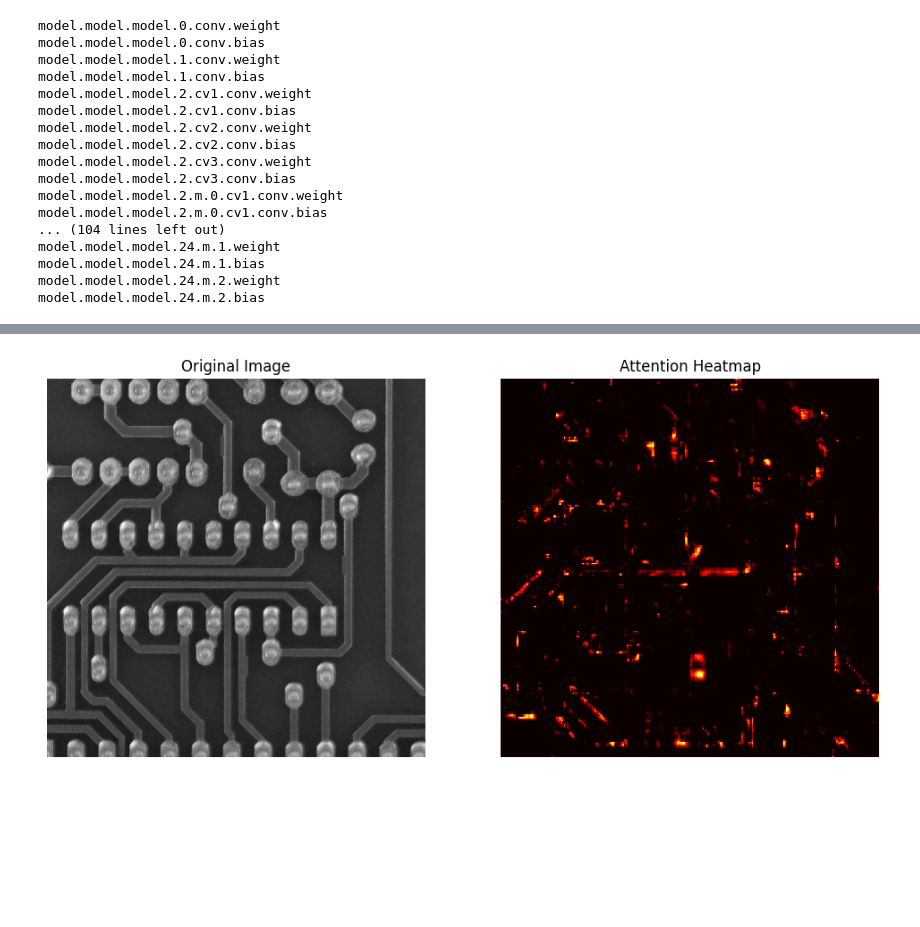
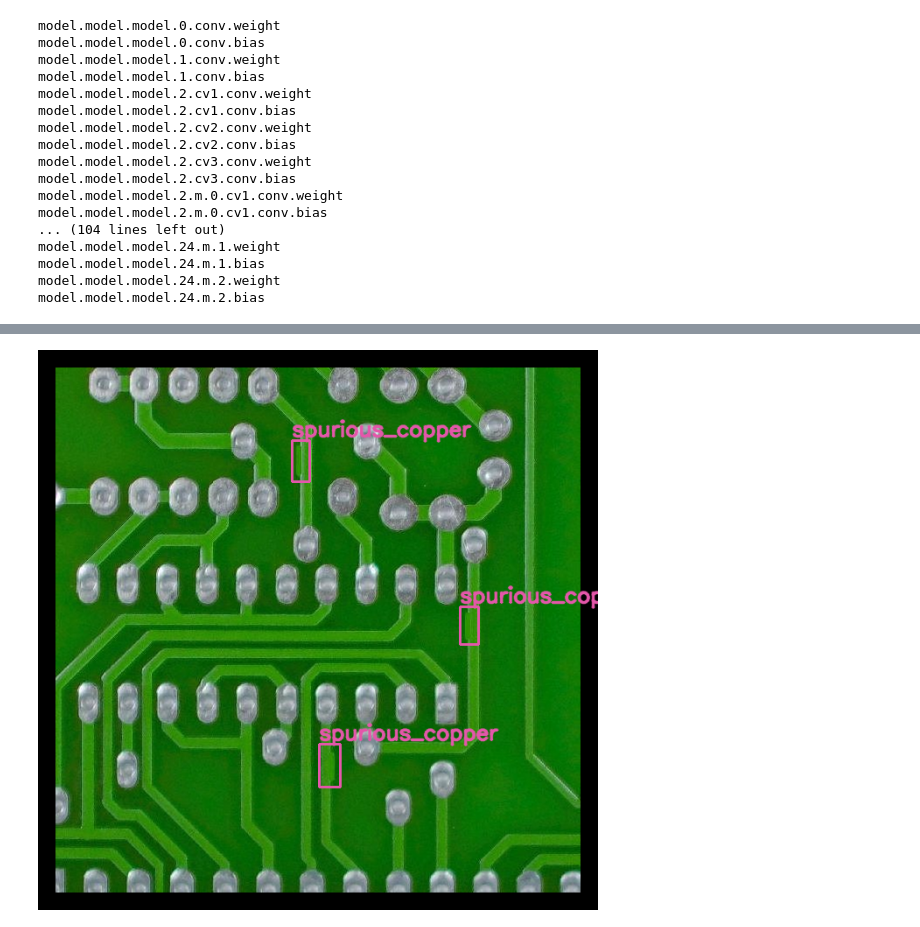
Before and after one commit to taubenus/PCB_Defects_Detection, a Jupyter notebook: notebooks/Interpretability/gradcam_yolo.ipynb, the cells around one changed output, grey strips where cells are left out. Cells and saved outputs as stored; diff of their text form; code cells hidden in the pictures; blank space fills up the shorter version.

```diff
--- a/notebooks/Interpretability/gradcam_yolo.ipynb
+++ b/notebooks/Interpretability/gradcam_yolo.ipynb
@@ -190,22 +79,0 @@ for idx, crop in enumerate(crops):
-# %%
-
-combined_heatmap = np.zeros((600, 600))
-index = 0
-for i in range(0, 600, crop_size):
-    for j in range(0, 600, crop_size):
-        combined_heatmap[i:i + crop_size, j:j + crop_size] = heatmaps[index]
-        index += 1
-
-fig, axs = plt.subplots(1, 2, figsize=(12, 6))
-
-axs[0].imshow(image, cmap='gray')
-axs[0].set_title('Original Image')
-axs[0].axis('off')
-
-axs[1].imshow(combined_heatmap, cmap='hot')
-axs[1].set_title('Attention Heatmap')
-axs[1].axis('off')
-
-plt.show()
-# %% [output]
-[figure, removed]
@@ -213,0 +80,4 @@ plt.show()
+# %%
+# define colors for heat map
+
+COLORS = np.random.uniform(0, 255, size=(80, 3))
@@ -213,0 +106,33 @@ plt.show()
+# %%
+def draw_detections(boxes, colors, names, img):
+    for box, color, name in zip(boxes, colors, names):
+        xmin, ymin, xmax, ymax = box
+        cv2.rectangle(
+            img,
+            (xmin, ymin),
+            (xmax, ymax),
+            color,
+            2)
+
+        cv2.putText(img, name, (xmin, ymin - 5),
+                    cv2.FONT_HERSHEY_SIMPLEX, 0.8, color, 2,
+                    lineType=cv2.LINE_AA)
+    return img
+# %%
+img = cv2.resize(padded_image, (640, 640)) #to ensure image size matches the model input
+rgb_img = img.copy()
+img = np.float32(img) / 255
+transform = transforms.ToTensor()
+tensor = transform(img).unsqueeze(0)
+
+#model = torch.hub.load('ultralytics/yolov5', 'custom', model_path)
+model.eval()
+model.cpu()
+target_layers = [model.model.model.model[-2]]
+
+results = model([rgb_img])
+boxes, colors, names = parse_detections(results)
+detections = draw_detections(boxes, colors, names, rgb_img.copy())
+Image.fromarray(detections)
+# %% [output]
+[figure, added]
```
Also changed, not shown: parts of 17 cells of this notebook.
